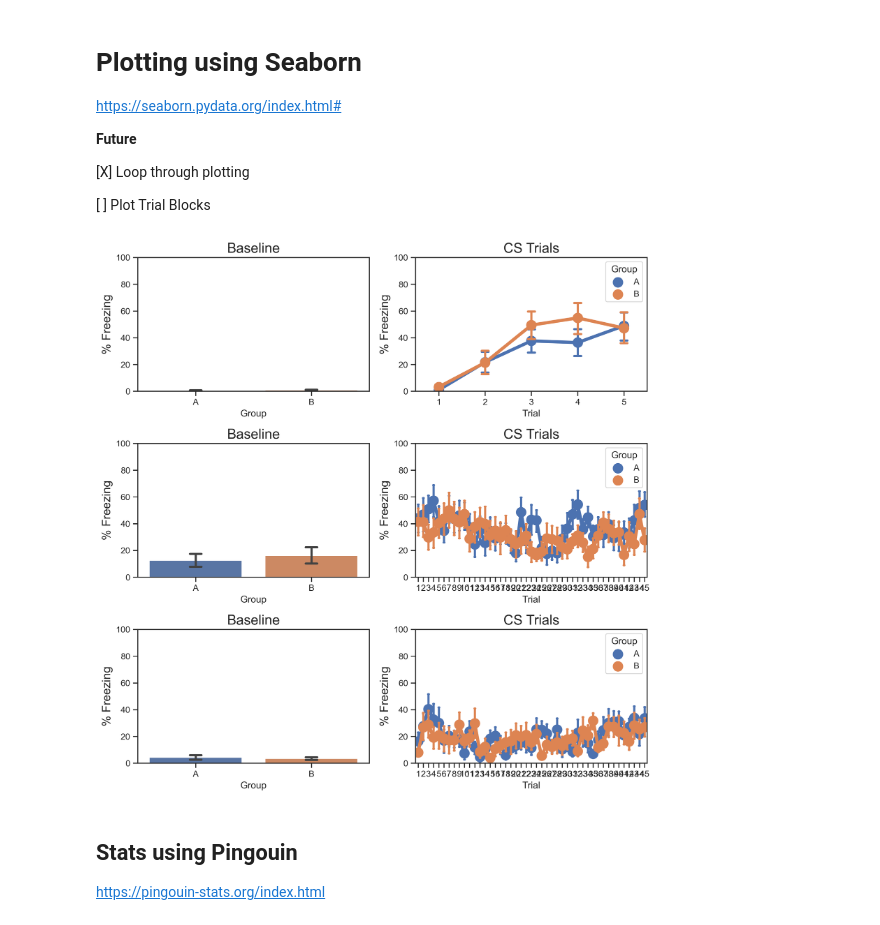
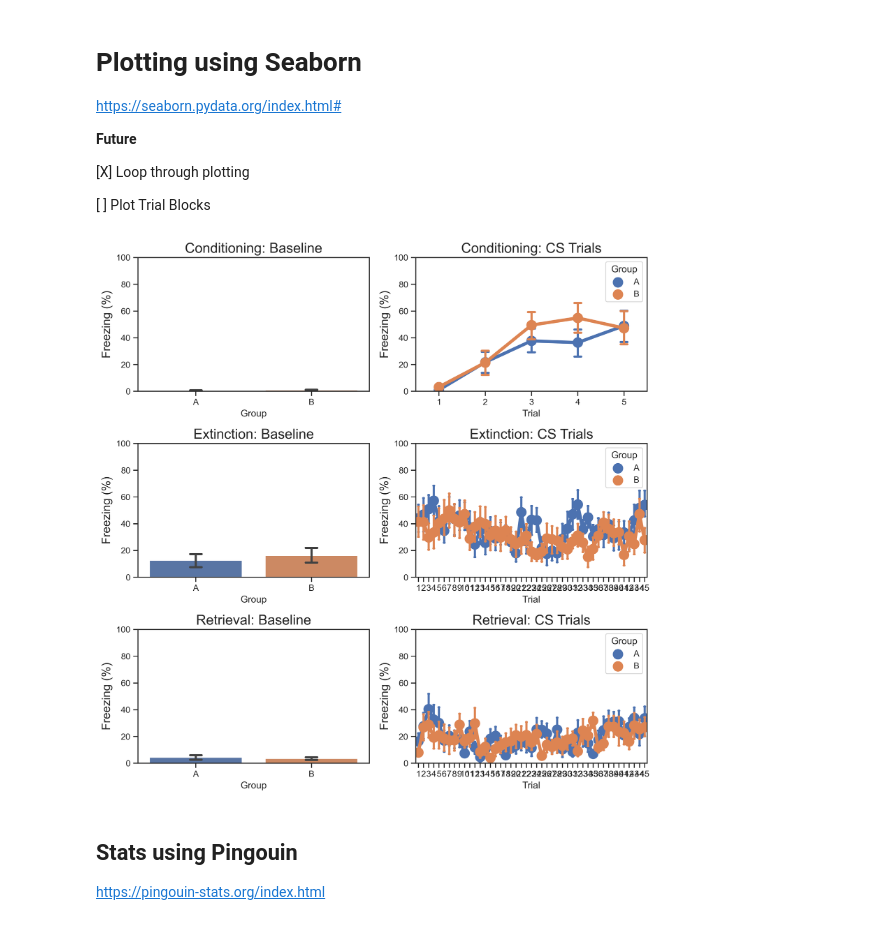
Before and after one commit to MicTott/FrozenPy, a Jupyter notebook: Examples/Visualization_and_statistical_testing.ipynb, the cells around one changed output. Saved outputs shown, nothing was run; the diff lists cells and outputs as text; code cells hidden in the pictures.

Commit message:
overhauling examples

```diff
--- a/Examples/Visualization_and_statistical_testing.ipynb
+++ b/Examples/Visualization_and_statistical_testing.ipynb
@@ -61,40 +61,41 @@ plt.figure(figsize=[10, 10], dpi=300)
 # make a variable containing the baseline and trial data
 bl = (Cond_BL_df, Ext_BL_df, Ret_BL_df)
 trials = (Cond_Trials_df, Ext_Trials_df, Ret_Trials_df)
+names = ('Conditioning', 'Extinction', 'Retrieval')
 
 # loop through subplots
-for count, (b,t) in enumerate(zip(bl, trials)):
+for count, (b,t,n) in enumerate(zip(bl, trials, names)):
 
     # baseline data
     plt.subplot(3, 2, (count+1)*2-1)
     sns.barplot(data=b,
                 x='Group',
                 y='BL',
                 ci=68,
                 capsize=.1)
     plt.ylim(0, 100)
-    plt.ylabel('% Freezing', fontsize=15)
-    plt.title('Baseline', fontsize=17.5)
+    plt.ylabel('Freezing (%)', fontsize=15)
+    plt.title(n + ': Baseline', fontsize=17.5)
 
     # trial data
     plt.subplot(3, 2, (count+1)*2)
     sns.pointplot(data=t,
                   x='Trial',
                   y='CS',
                   hue='Group',
                   scale=1.5,
                   ci=68,
                   capsize=.15)
     plt.ylim(0, 100)
-    plt.ylabel('% Freezing', fontsize=15)
-    plt.title('CS Trials', fontsize=17.5)
+    plt.ylabel('Freezing (%)', fontsize=15)
+    plt.title(n + ': CS Trials', fontsize=17.5)
 
 plt.tight_layout()
 
 # uncomment to save figure
-#plt.savefig('Example_figure.png')
+plt.savefig('Example_figure.png')
 # %% [output]
-[figure, old version]
+[figure, new version]
 # %% [markdown]
 ## Stats using Pingouin
 https://pingouin-stats.org/index.html
```
Also changed, not shown: parts of 1 cell of this notebook, 1 other file.
